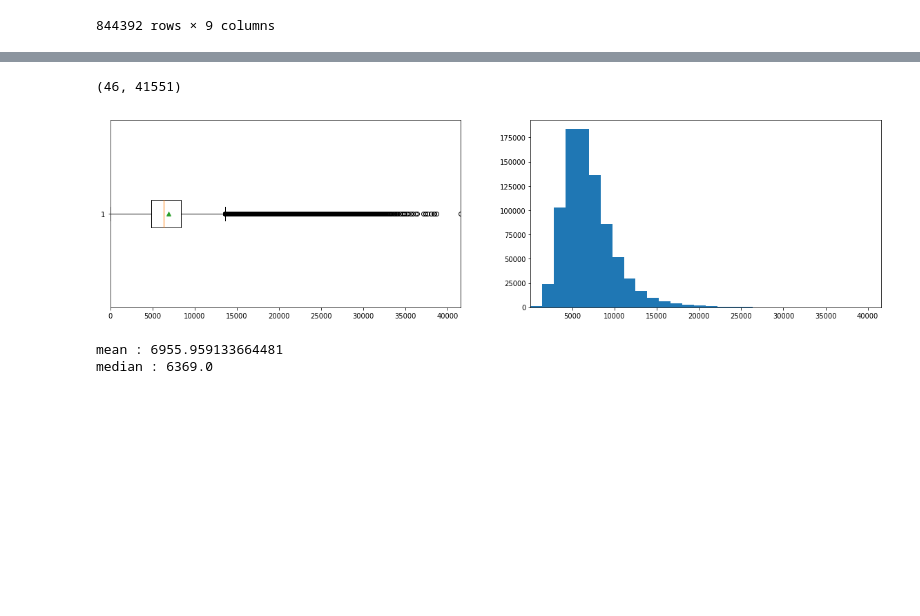
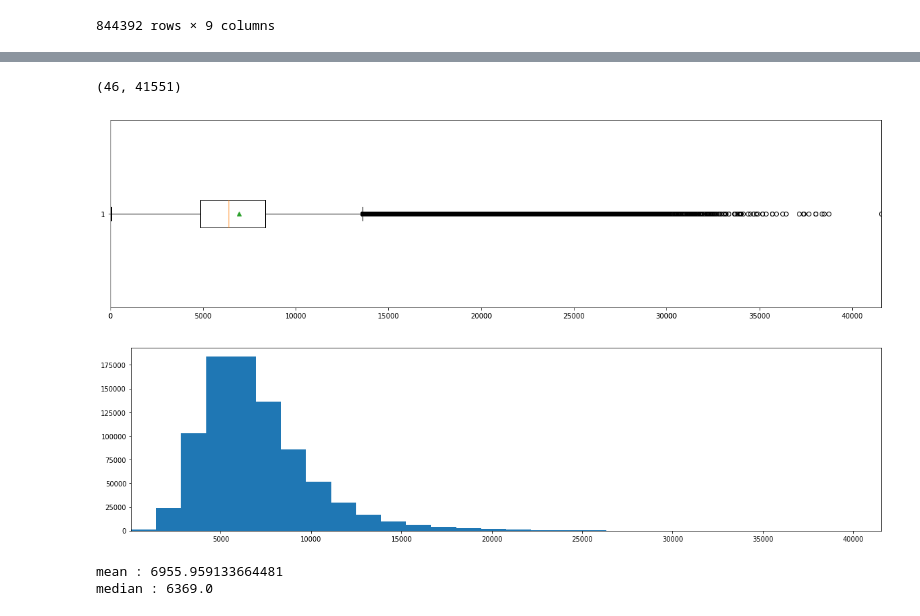
Before and after one commit to yasserbekkali/projetBD, a Jupyter notebook: projetWS.ipynb, the cells around one changed output, grey strips where cells are left out. Cells and saved outputs as stored; diff of their text form; code cells hidden in the pictures; blank space fills up the shorter version.

Commit message:
correction graphes

```diff
--- a/projetWS.ipynb
+++ b/projetWS.ipynb
@@ -137,15 +135,17 @@ dstrain["Sales"]
 dstrain=dstrain.drop(dstrain[(dstrain.Open == 1) & (dstrain.Sales == 0)].index)
 dstrain = dstrain.reset_index(drop=True)
 # %%
-fig , ax = plt.subplots(1 , 2 , figsize = (20 , 5))
-ax[0].boxplot(dstrain.Sales , showmeans=True , vert=False)
-ax[0].set_xlim(0, max(dstrain["Sales"]))
+fig1 , ax1 = plt.subplots(1 , 1 , figsize = (20 , 5))
+ax1.boxplot(dstrain.Sales , showmeans=True , vert=False)
+ax1.set_xlim(0, max(dstrain["Sales"]))
+fig2 , ax2 = plt.subplots(1 , 1 , figsize = (20 , 5))
 
-ax[1].hist(dstrain.Sales , cumulative = False , bins = 30 )
-ax[1].set_xlim((min(dstrain.Sales) , max(dstrain.Sales)))
+ax2.hist(dstrain.Sales , cumulative = False , bins = 30 )
+ax2.set_xlim((min(dstrain.Sales) , max(dstrain.Sales)))
 # %% [output]
 (46, 41551)
-[figure, old version]
+[figure, new version]
+[figure, added]
 # %%
 print("mean : {}".format(np.mean(dstrain.Sales)))
 print("median : {} ".format(np.median(dstrain.Sales)))
```
Also changed, not shown: parts of 2 cells of this notebook.
